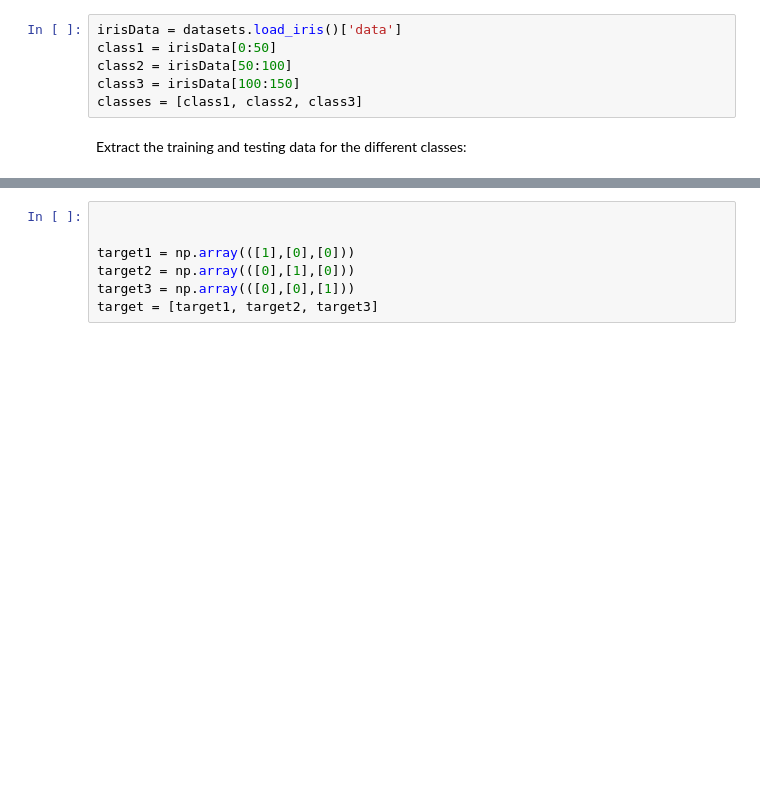
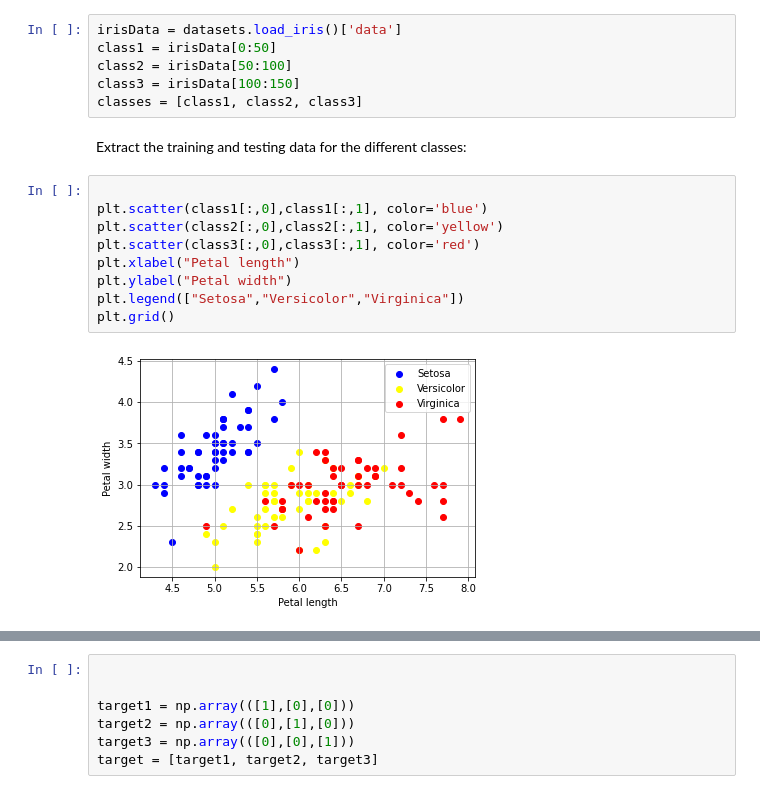
Before and after one commit to emilhaugstvedt/TTK4275, a Jupyter notebook: IRIS/iris-notebook.ipynb, the cells around one changed output, grey strips where cells are left out. Drawn from its saved outputs; the diff is of its cells as text; blank space fills up the shorter version.

Commit message:
Added scatterplots

```diff
--- a/IRIS/iris-notebook.ipynb
+++ b/IRIS/iris-notebook.ipynb
@@ -15,3 +15,14 @@ class3 = irisData[100:150]
 classes = [class1, class2, class3]
 # %% [markdown]
 Extract the training and testing data for the different classes:
+# %%
+
+plt.scatter(class1[:,0],class1[:,1], color='blue')
+plt.scatter(class2[:,0],class2[:,1], color='yellow')
+plt.scatter(class3[:,0],class3[:,1], color='red')
+plt.xlabel("Petal length")
+plt.ylabel("Petal width")
+plt.legend(["Setosa","Versicolor","Virginica"])
+plt.grid()
+# %% [output]
+[figure, added]
```
Also changed, not shown: parts of 1 cell of this notebook, 3 other files.
